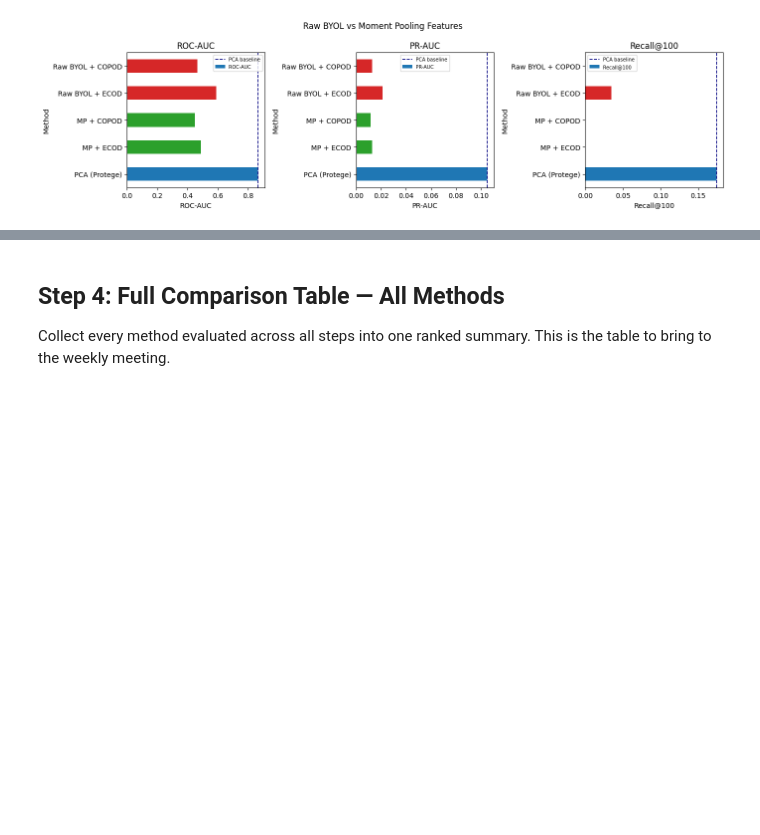
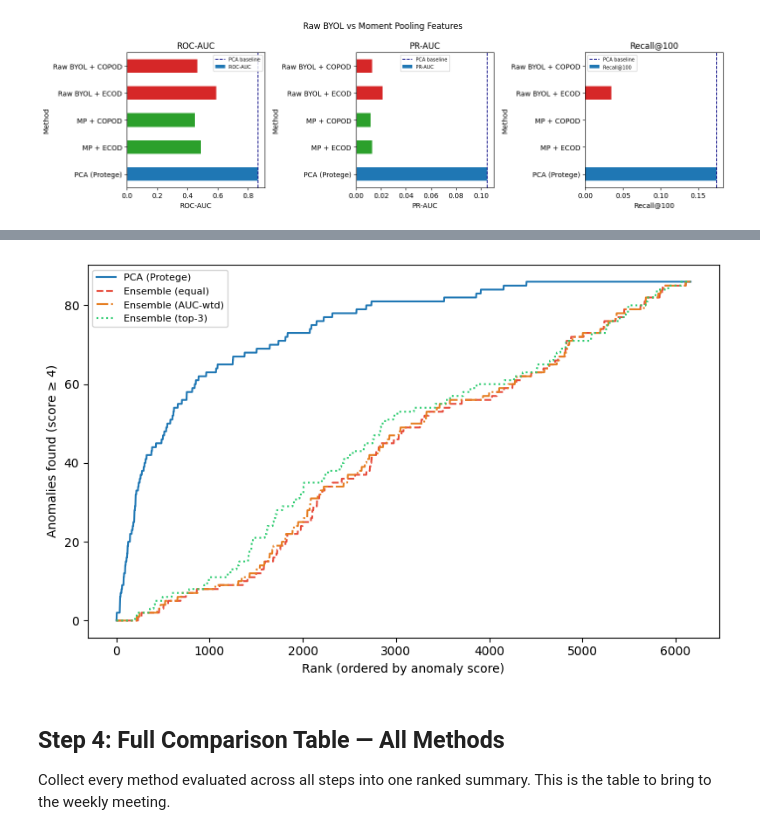
Before and after one commit to MioraRandrianasy/MGCLS_Moment_pooling_vs_PCA, a Jupyter notebook: scripts/evaluation.ipynb, the cells around one changed output, grey strips where cells are left out. Saved outputs shown, nothing was run; the diff lists cells and outputs as text; code cells hidden in the pictures; blank space fills up the shorter version.

```diff
--- a/scripts/evaluation.ipynb
+++ b/scripts/evaluation.ipynb
@@ -801,3 +622,21 @@ plt.show()
+# %%
+fig, ax = plt.subplots(figsize=(8, 5))
+
+colors     = ['#1f77b4', '#e74c3c', '#e67e22', '#2ecc71']
+linestyles = ['-', '--', '-.', ':']
+
+for (name, scores), c, ls in zip(ensemble_methods.items(), colors, linestyles):
+    cum = cumulative_sum(scores, y_interesting)
+    ax.plot(cum, label=name, color=c, linestyle=ls)
+
+ax.set_xlabel('Rank (ordered by anomaly score)')
+ax.set_ylabel('Anomalies found (score ≥ 4)')
+# ax.set_title("")
+ax.legend(fontsize=8)
+plt.tight_layout()
+plt.show()
+# %% [output]
+[figure, added]
 # %% [markdown]
 ## Step 4: Full Comparison Table — All Methods
 
```
Also changed, not shown: parts of 42 cells of this notebook, 1 other file.
